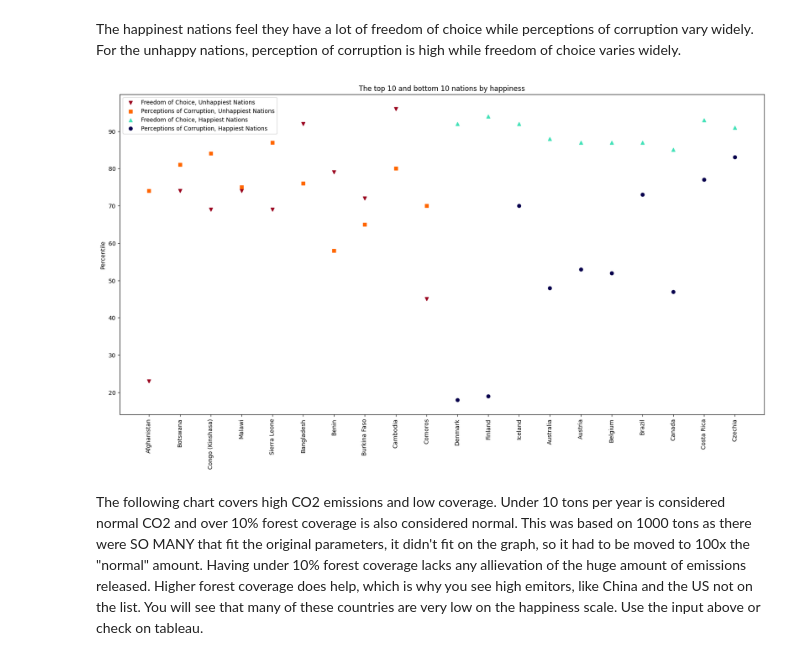
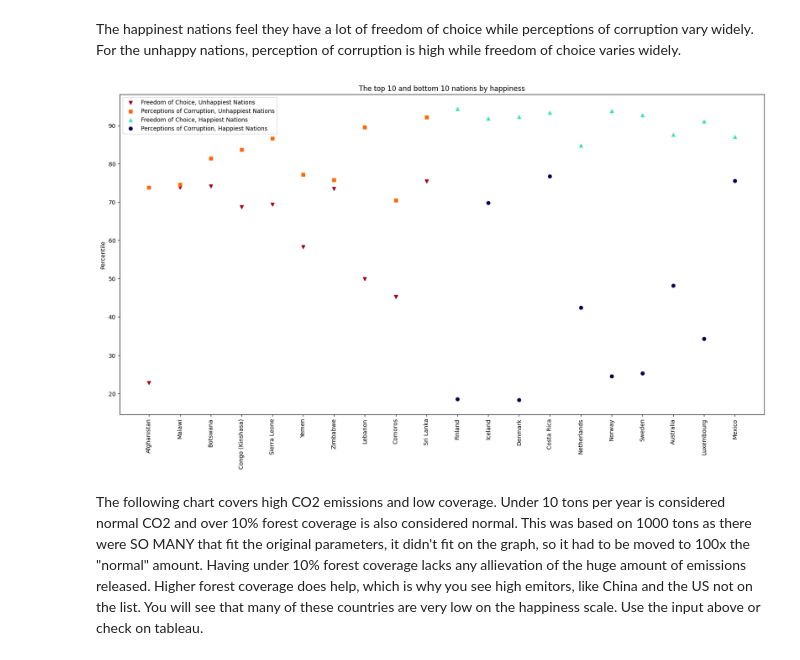
Before and after one commit to tara-hylton/world_happiness, a Jupyter notebook: world happiness.ipynb, the cells around one changed output. Saved outputs shown, nothing was run; the diff lists cells and outputs as text; code cells hidden in the pictures.

```diff
--- a/world happiness.ipynb
+++ b/world happiness.ipynb
@@ -100,7 +103,7 @@ life_death_data
 # %% [markdown]
 Dropping unneeded columns (already have in other data), fixed column names, sorted by year for inflation data.
 # %%
-inf_data = inf_data.drop(['Official Core Consumer Price Inflation', 'Headline Consumer Price Inflation', 'Producer Price Inflation', 'Generosity','Perceptions of corruption', 'Healthy life expectancy at birth', 'Social support'], axis=1)
+inf_data = inf_data.drop(['Official Core Consumer Price Inflation', 'Headline Consumer Price Inflation', 'Producer Price Inflation', 'Generosity','Perceptions of corruption', 'Healthy life expectancy at birth', 'Social support', 'Continent/Region'], axis=1)
 
 inf_data_trans = inf_data.T.reset_index()
 inf_data_trans['index'] = inf_data_trans['index'].str.replace(' ', '_')
@@ -113,8 +116,7 @@ inf_data = reset_inf_data
 inf_data = inf_data.rename(columns={
     'energy_consumer_price_inflation': 'energy_inflation',
     'food_consumer_price_inflation': 'food_inflation',
-    'gdp_deflator_index_growth_rate': 'gdp_deflator_index',
-    'continent/region': 'region'
+    'gdp_deflator_index_growth_rate': 'gdp_deflator_index'
 })
 
 inf_data
@@ -140,6 +143,9 @@ Removing NAN from inflation data
 inf_data.isnull().sum()
 columns_to_fill1 = ['energy_inflation', 'food_inflation', 'gdp_deflator_index' ]
 for col in columns_to_fill1:
-    inf_data[col] = inf_data[col].fillna('No data')
-
+    inf_data[col] = inf_data[col].fillna(0)
+clear_output()
 inf_data.round(2)
+columns_to_fix1 = ['energy_inflation', 'food_inflation', 'gdp_deflator_index', 'score', 'gdp_per_capita', 'freedom_to_make_life_choices']
+for col in columns_to_fix1:
+    inf_data[col] = inf_data[col].astype(float)
@@ -177,7 +168,11 @@ Removing NAN for life expectancy and suicide rate data
 life_death_data.isnull().sum()
 columns_to_fill2 = ['male_life_expectancy', 'female_life_expectancy', 'happiness_score', 'fertility_rate', 'gdp_per_capita', 'suicide_rate']
 for col in columns_to_fill2:
-    life_death_data[col] = life_death_data[col].fillna('No data')
+    life_death_data[col] = life_death_data[col].fillna(0)
+columns_to_fix2 = ['male_life_expectancy', 'female_life_expectancy', 'happiness_score', 'fertility_rate', 'gdp_per_capita', 'suicide_rate']
+clear_output()
+for col in columns_to_fix2:
+    life_death_data[col] = life_death_data[col].astype(float)
 # %%
 life_death_data.isnull().sum()
 # %% [output]
@@ -194,9 +189,13 @@ dtype: int64
 Removing NAN from world happiness data. Due to the inability to see where the data shifted from one country to another, I could not use means/averages to fill spots. I did do some of that where possible in excel before moving the data to vscode.
 # %%
 w_h_data.isnull().sum()
-columns_to_fill3 = ['gdp_per_capita', 'social_support', 'healthy_life_expectancy_at_birth', 'freedom_of_choice', 'generosity', 'perceptions_of_corruption', 'positive_affect', 'negative_affect']
+columns_to_fill3 = ['gdp_per_capita', 'social_support', 'healthy_life_expectancy_at_birth', 'freedom_of_choice', 'generosity', 'perceptions_of_corruption']
 for col in columns_to_fill3:
-    w_h_data[col] = w_h_data[col].fillna('No data')
+    w_h_data[col] = w_h_data[col].fillna(0)
+columns_to_fix3 = ['gdp_per_capita', 'social_support', 'healthy_life_expectancy_at_birth', 'freedom_of_choice', 'generosity', 'perceptions_of_corruption']
+clear_output()
+for col in columns_to_fix3:
+    w_h_data[col] = w_h_data[col].astype(float)
 # %%
 w_h_data.isnull().sum()
 # %% [output]
@@ -428,39 +442,37 @@ The happinest nations feel they have a lot of freedom of choice while perception
 For the unhappy nations, perception of corruption is high while freedom of choice varies widely.
 # %%
 """Creating a function to ensure that this only runs once even if all the code runs again. This function changes the original data from a decimal to a percentage by multiplying by 100. If this runs more than once, it will scew the numbers."""
+w_h_data2 = w_h_data.query('freedom_of_choice > 0 and perceptions_of_corruption > 0')
+w_h_data2['happiness_score'] = w_h_data2['happiness_score'].astype(float)
 
 fun_ran = False
-
 def make_percent():
     global fun_ran
     if not fun_ran:
-        w_h_data['freedom_of_choice'] = w_h_data['freedom_of_choice'] *100
-        w_h_data['perceptions_of_corruption'] = w_h_data['perceptions_of_corruption'] *100
-        w_h_data['generosity'] = w_h_data['generosity'] * 100
+        w_h_data2['freedom_of_choice'] = w_h_data['freedom_of_choice'] *100
+        w_h_data2['perceptions_of_corruption'] = w_h_data['perceptions_of_corruption'] *100
+        w_h_data2['generosity'] = w_h_data['generosity'] * 100
 
 make_percent()
-
-w_h_data2 = w_h_data[~w_h_data['freedom_of_choice'].isin(['No data'])]
-w_h_data2 = w_h_data[~w_h_data['perceptions_of_corruption'].isin(['No data'])]
-w_h_data2 = w_h_data2.map(lambda x: int(round(x, 0)) if isinstance(x, (int, float)) else x)
 
 bottom_10_group = w_h_data2[w_h_data2['year'] == 2023]
 bottom_10 = bottom_10_group.nsmallest(10, 'happiness_score')
 top_10_group = w_h_data2[w_h_data2['year'] == 2023]
 top_10 = top_10_group.nlargest(10, 'happiness_score')
+clear_output()
 plt.figure(figsize=(20,10))
 plt.xticks(rotation=90)
 plt.scatter(bottom_10['country_name'], bottom_10['freedom_of_choice'], label='Freedom of Choice, Unhappiest Nations',color='#9A031E', marker='v')
 plt.scatter(bottom_10['country_name'], bottom_10['perceptions_of_corruption'], label='Perceptions of Corruption, Unhappiest Nations',color='#FF6700', marker='s')
 plt.scatter(top_10['country_name'], top_10['freedom_of_choice'], label='Freedom of Choice, Happiest Nations',color='#42E2B8', marker='^')
 plt.scatter(top_10['country_name'], top_10['perceptions_of_corruption'], label='Perceptions of Corruption, Happiest Nations',color='#07004D', marker='o')
 plt.ylabel('Percentile')
 plt.legend()
 plt.plot()
 plt.title('The top 10 and bottom 10 nations by happiness')
 plt.show()
 # %% [output]
-[figure, old version]
+[figure, new version]
 # %% [markdown]
 The following chart covers high CO2 emissions and low coverage. Under 10 tons per year is considered normal CO2 and over 10% forest coverage is also considered normal. This was based on 1000 tons as there were SO MANY that fit the original parameters, it didn't fit on the graph, so it had to be moved to 100x the "normal" amount. Having under 10% forest coverage lacks any allievation of the huge amount of emissions released. Higher forest coverage does help, which is why you see high emitors, like China and the US not on the list.
 You will see that many of these countries are very low on the happiness scale. Use the input above or check on tableau.
```
Also changed, not shown: parts of 43 cells of this notebook, 5 other files.
